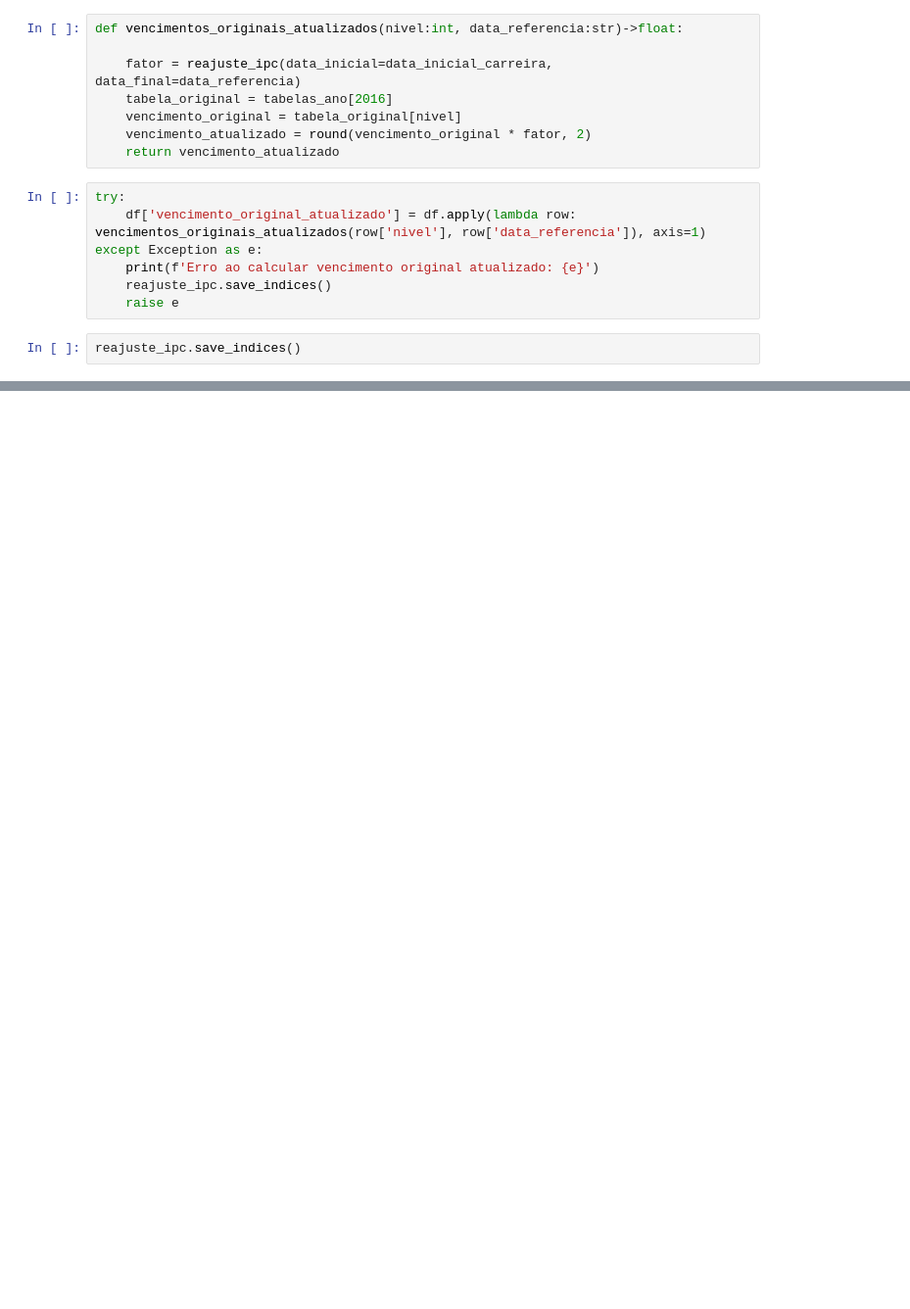
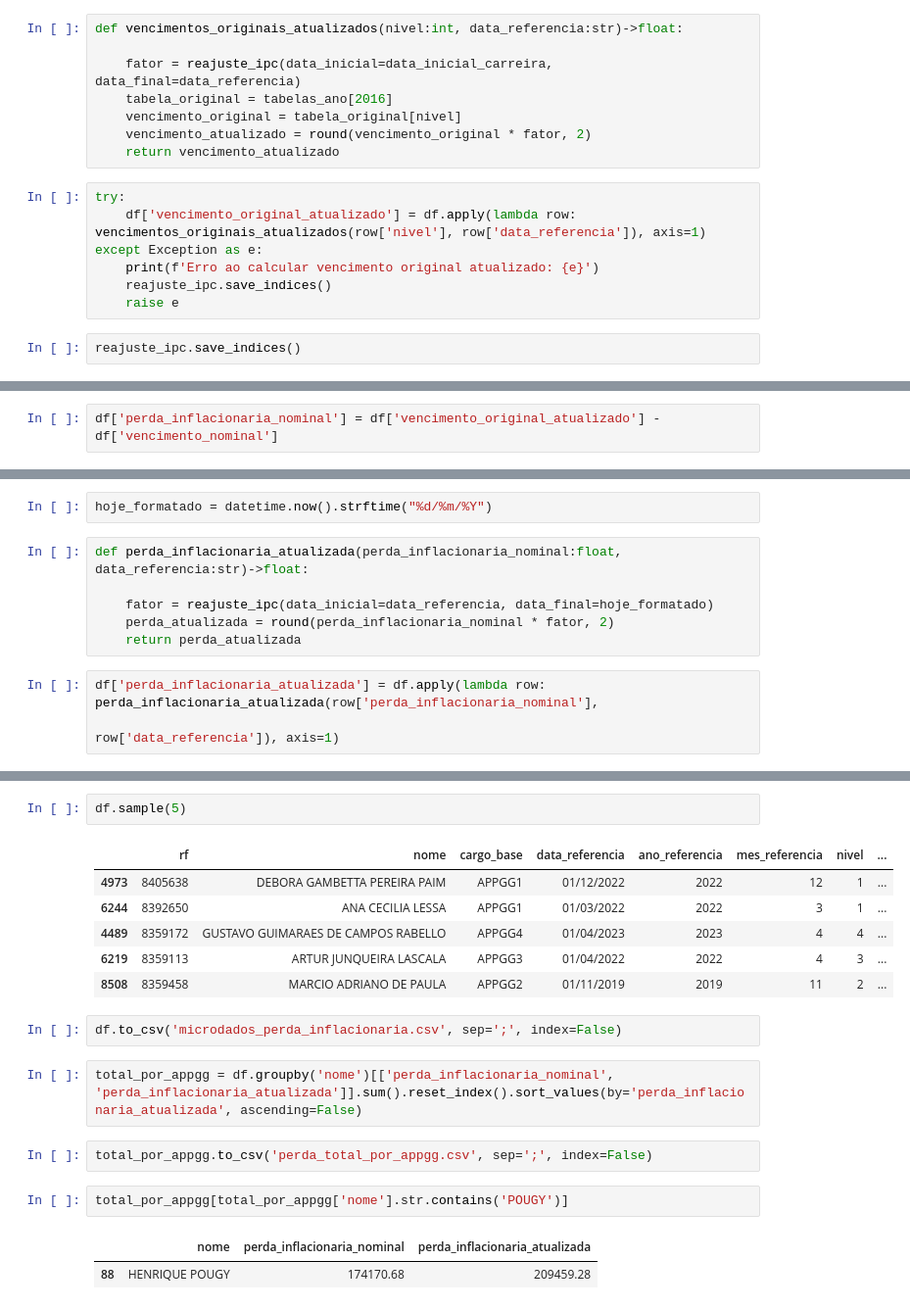
Before and after one commit to h-pgy/perda_inflacionaria_appgg, a Jupyter notebook: calculo_perda_inflacionaria.ipynb, the cells around one changed output, grey strips where cells are left out. Shown at 98% size. Drawn from its saved outputs; the diff is of its cells as text; blank space fills up the shorter version.

```diff
--- a/calculo_perda_inflacionaria.ipynb
+++ b/calculo_perda_inflacionaria.ipynb
@@ -465,0 +479,2 @@ reajuste_ipc.save_indices()
+# %%
+df['perda_inflacionaria_nominal'] = df['vencimento_original_atualizado'] - df['vencimento_nominal']
@@ -465,0 +491,11 @@ reajuste_ipc.save_indices()
+# %%
+hoje_formatado = datetime.now().strftime("%d/%m/%Y")
+# %%
+def perda_inflacionaria_atualizada(perda_inflacionaria_nominal:float, data_referencia:str)->float:
+
+    fator = reajuste_ipc(data_inicial=data_referencia, data_final=hoje_formatado)
+    perda_atualizada = round(perda_inflacionaria_nominal * fator, 2)
+    return perda_atualizada
+# %%
+df['perda_inflacionaria_atualizada'] = df.apply(lambda row: perda_inflacionaria_atualizada(row['perda_inflacionaria_nominal'],
+                                                                                           row['data_referencia']), axis=1)
@@ -465,0 +513,20 @@ reajuste_ipc.save_indices()
+# %%
+df.sample(5)
+# %% [output]
+|  | rf | nome | cargo_base | data_referencia | ano_referencia | mes_referencia | nivel | ... |
+| 4973 | 8405638 | DEBORA GAMBETTA PEREIRA PAIM | APPGG1 | 01/12/2022 | 2022 | 12 | 1 | ... |
+| 6244 | 8392650 | ANA CECILIA LESSA | APPGG1 | 01/03/2022 | 2022 | 3 | 1 | ... |
+| 4489 | 8359172 | GUSTAVO GUIMARAES DE CAMPOS RABELLO | APPGG4 | 01/04/2023 | 2023 | 4 | 4 | ... |
+| 6219 | 8359113 | ARTUR JUNQUEIRA LASCALA | APPGG3 | 01/04/2022 | 2022 | 4 | 3 | ... |
+| 8508 | 8359458 | MARCIO ADRIANO DE PAULA | APPGG2 | 01/11/2019 | 2019 | 11 | 2 | ... |
+# %%
+df.to_csv('microdados_perda_inflacionaria.csv', sep=';', index=False)
+# %%
+total_por_appgg = df.groupby('nome')[['perda_inflacionaria_nominal', 'perda_inflacionaria_atualizada']].sum().reset_index().sort_values(by='perda_inflacionaria_atualizada', ascending=False)
+# %%
+total_por_appgg.to_csv('perda_total_por_appgg.csv', sep=';', index=False)
+# %%
+total_por_appgg[total_por_appgg['nome'].str.contains('POUGY')]
+# %% [output]
+|  | nome | perda_inflacionaria_nominal | perda_inflacionaria_atualizada |
+| 88 | HENRIQUE POUGY | 174170.68 | 209459.28 |
```
Also changed, not shown: parts of 11 cells of this notebook, 3 other files.
